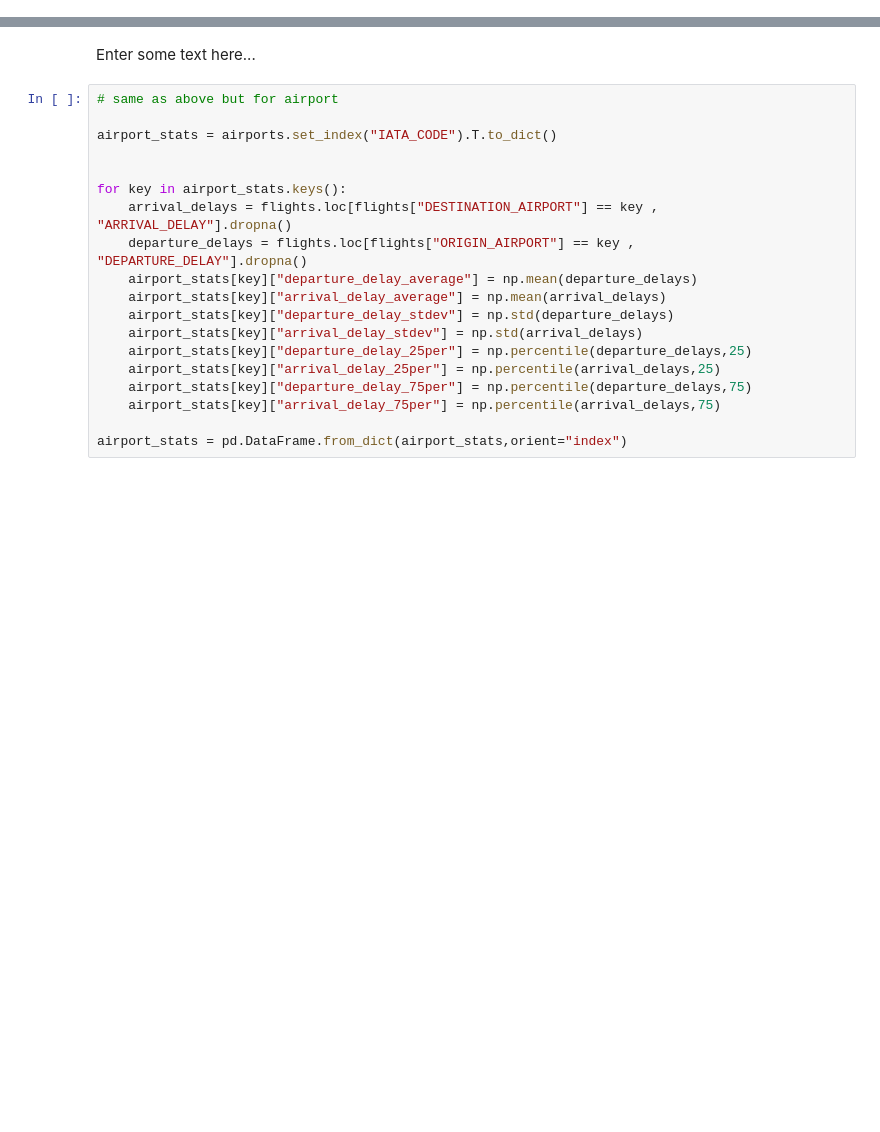
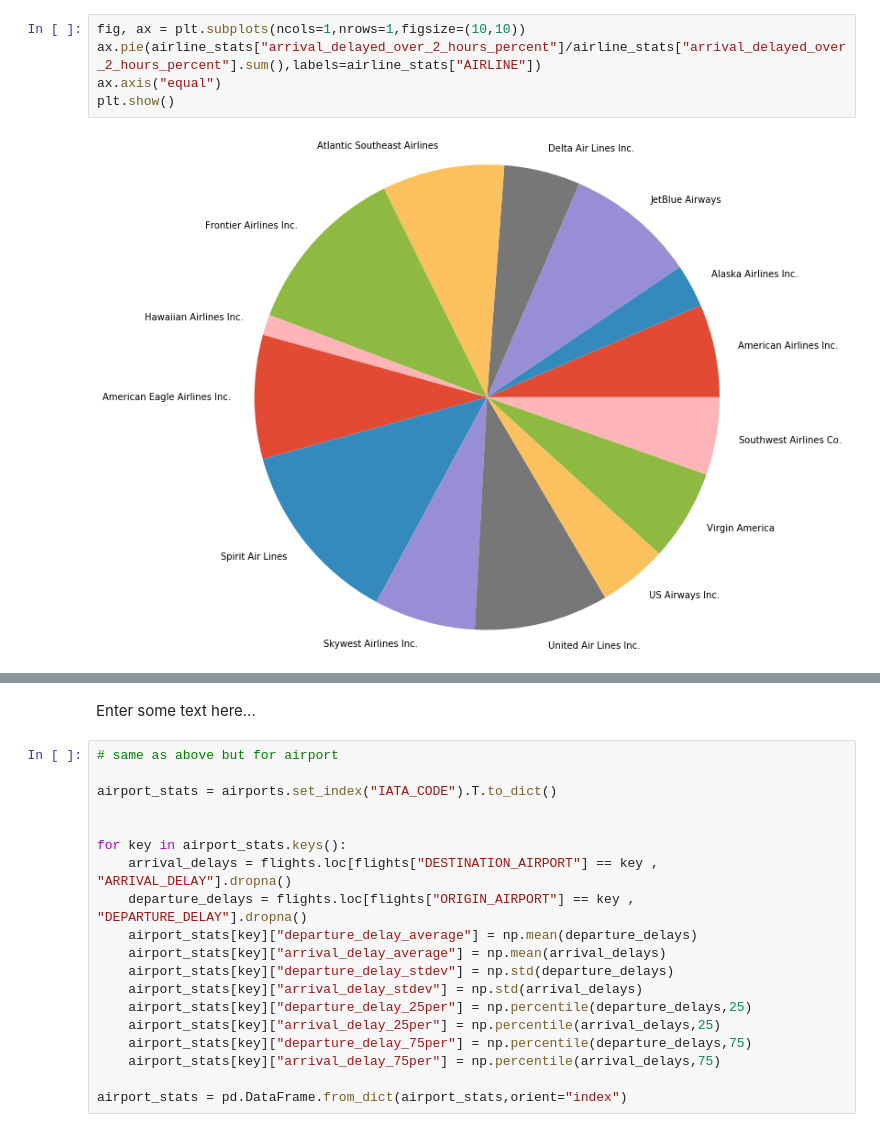
Before and after one commit to jakekasan/data-science, a Jupyter notebook: flight-delays/Main.ipynb, the cells around one changed output, grey strips where cells are left out. Drawn from its saved outputs; the diff is of its cells as text; blank space fills up the shorter version.

```diff
--- a/flight-delays/Main.ipynb
+++ b/flight-delays/Main.ipynb
@@ -84,0 +225,7 @@ airline_stats = pd.DataFrame.from_dict(airline_stats,orient="index")
+# %%
+fig, ax = plt.subplots(ncols=1,nrows=1,figsize=(10,10))
+ax.pie(airline_stats["arrival_delayed_over_2_hours_percent"]/airline_stats["arrival_delayed_over_2_hours_percent"].sum(),labels=airline_stats["AIRLINE"])
+ax.axis("equal")
+plt.show()
+# %% [output]
+[figure, added]
```
Also changed, not shown: parts of 56 cells of this notebook.
